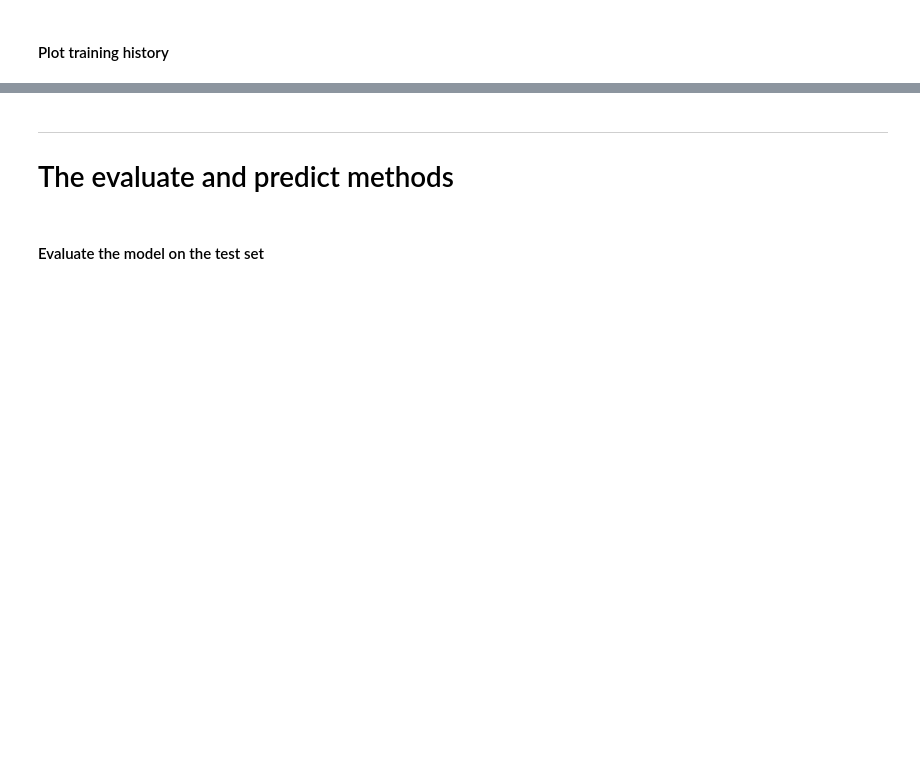
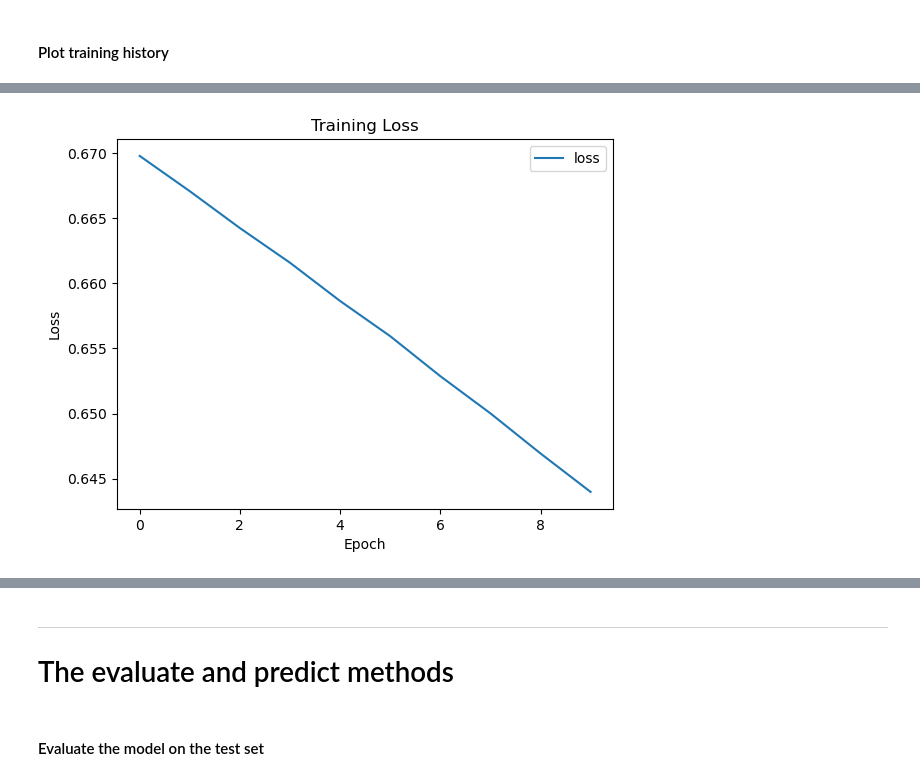
Before and after one commit to heritaco/Coursera, a Jupyter notebook: TensorFlow 2/01 Getting Started/02 The Secuential Model API/00 Coding Tutorial.ipynb, the cells around one changed output, grey strips where cells are left out. Drawn from its saved outputs; the diff is of its cells as text; code cells hidden in the pictures; blank space fills up the shorter version.

```diff
--- a/TensorFlow 2/01 Getting Started/02 The Secuential Model API/00 Coding Tutorial.ipynb
+++ b/TensorFlow 2/01 Getting Started/02 The Secuential Model API/00 Coding Tutorial.ipynb
@@ -182,2 +225,11 @@ fashion_mnist_data = tf.keras.datasets.fashion_mnist
+# %%
+# Compile the model
+opt = tf.keras.optimizers.Adam(learning_rate=0.0005)
+acc = tf.keras.metrics.SparseCategoricalAccuracy(name='accuracy')
+mae = tf.keras.metrics.MeanAbsoluteError(name='mae')
+
+# Use only classification-appropriate metrics here. Remove MeanAbsoluteError (regression metric)
+# which causes a shape mismatch: labels are shape (batch,) while predictions are (batch, num_classes).
+model.compile(optimizer=opt, loss='sparse_categorical_crossentropy', metrics=[acc])
 # %%
 # Print the shape of the training data
@@ -206,0 +272,3 @@ labels = [
+# %%
+# Fit the model
+history = model.fit(train_images[..., np.newaxis], train_labels, epochs=10, batch_size=512, verbose=1)
@@ -207,4 +293,6 @@ labels = [
 # %% [markdown]
 #### Plot training history
 # %%
-# Load the history into a pandas Dataframe
+# Load the history into a pandas Datafram e
+history_df = pd.DataFrame(history.history)
+history_df.tail()
@@ -211,4 +306,11 @@ labels = [
 # %%
 # Make a plot for the loss
+history_df[['loss']].plot()
+plt.title('Training Loss')
+plt.xlabel('Epoch')
+plt.ylabel('Loss')
+plt.show()
+# %% [output]
+[figure, added]
 # %%
 # Make a plot for the accuracy
```
Also changed, not shown: parts of 23 cells of this notebook, 3 other files.
